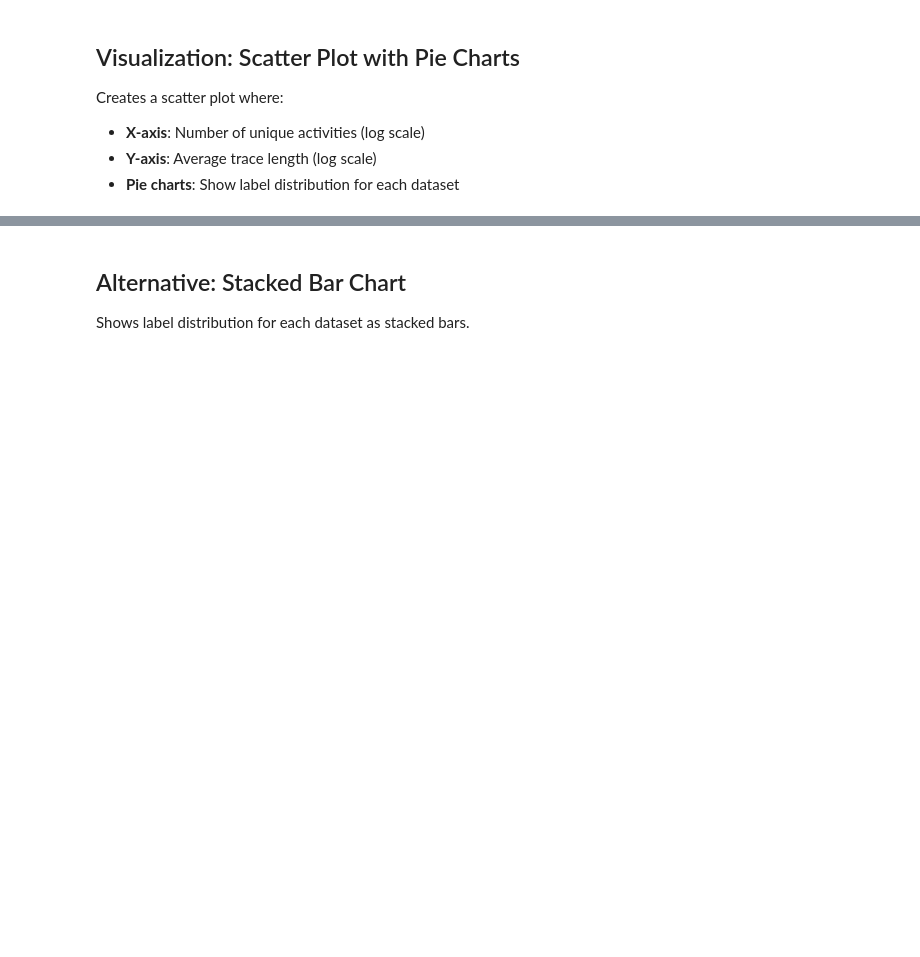
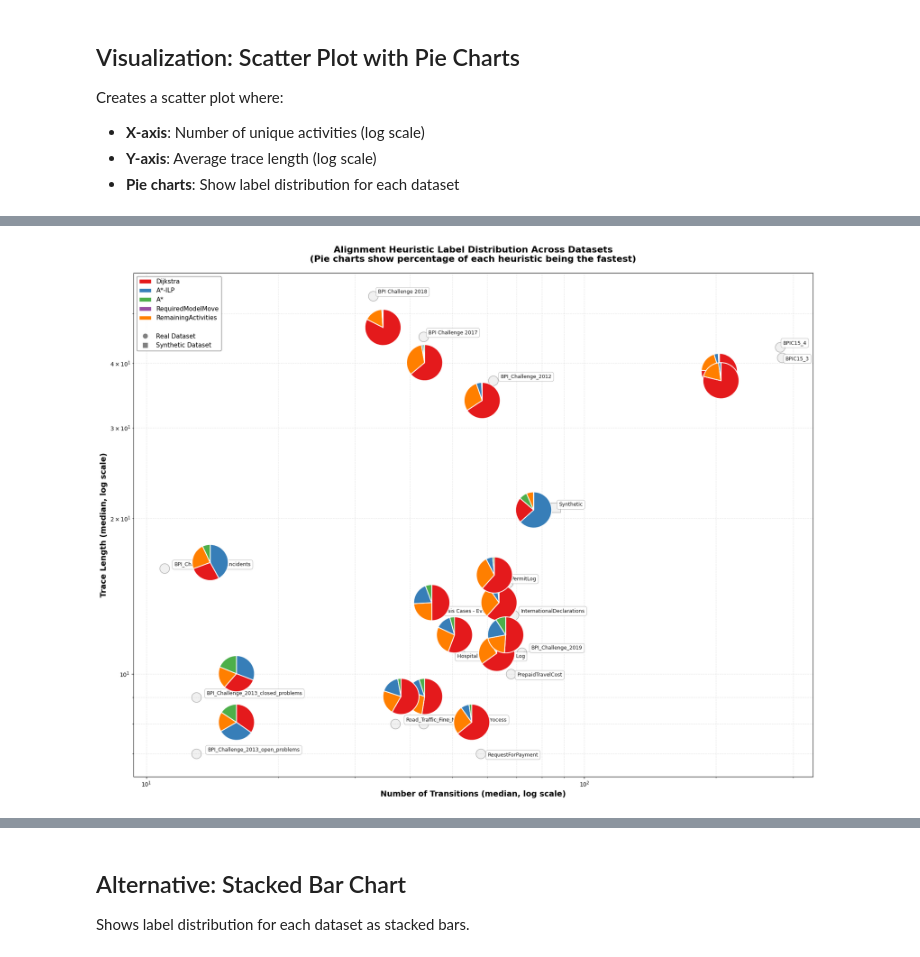
Before and after one commit to RostigerDagmer/pm_ws25, a Jupyter notebook: experiments/label_distribution_landscape.ipynb, the cells around one changed output, grey strips where cells are left out. Drawn from its saved outputs; the diff is of its cells as text; code cells hidden in the pictures; blank space fills up the shorter version.

```diff
--- a/experiments/label_distribution_landscape.ipynb
+++ b/experiments/label_distribution_landscape.ipynb
@@ -386,113 +334,73 @@ def plot_pie_at_position(ax, position, distribution, colors, size=0.15):
 # Create main figure
 fig, ax = plt.subplots(figsize=(18, 14))
 
-# Extract data for plotting
 names = [r['name'] for r in results]
 n_activities = np.array([r['n_unique_activities'] for r in results])
 avg_trace_lengths = np.array([r['avg_trace_len'] for r in results])
 types = [r['type'] for r in results]
 
-# Debug: Print values
 print("Dataset positions:")
 for i, name in enumerate(names):
     print(f"  {name}: activities={n_activities[i]}, trace_len={avg_trace_lengths[i]}")
 
-# Set log scale
 ax.set_xscale('log')
 ax.set_yscale('log')
 
-# Plot background scatter points (to mark positions)
 for i, (x, y, dtype) in enumerate(zip(n_activities, avg_trace_lengths, types)):
     marker = 'o' if dtype == 'real' else 's'
-    color = 'lightgray'
-    ax.scatter(x, y, s=300, c=color, marker=marker, alpha=0.3, zorder=1, edgecolors='black', linewidths=1)
+    ax.scatter(x, y, s=300, c='lightgray', marker=marker, alpha=0.3,
+               zorder=1, edgecolors='black', linewidths=1)
 
-# Plot pie charts at each position
-pie_size = 0.08  # Adjust this to change pie chart size
+pie_size = 0.08
 for i, result in enumerate(results):
     position = (n_activities[i], avg_trace_lengths[i])
-    plot_pie_at_position(
-        ax,
-        position,
-        result['label_distribution'],
-        HEURISTIC_COLORS,
-        size=pie_size
-    )
+    plot_pie_at_position(ax, position, result['label_percentages'],
+                         HEURISTIC_COLORS, size=pie_size)
 
-# Add dataset name annotations
 texts = []
 for i, name in enumerate(names):
     text = ax.annotate(
-        name,
-        (n_activities[i], avg_trace_lengths[i]),
-        fontsize=9,
-        alpha=0.9,
-        bbox=dict(boxstyle='round,pad=0.4', facecolor='white', alpha=0.8, edgecolor='gray', linewidth=0.5),
-        zorder=5
-    )
+        name, (n_activities[i], avg_trace_lengths[i]), fontsize=9, alpha=0.9,
+        bbox=dict(boxstyle='round,pad=0.4', facecolor='white', alpha=0.8,
+                  edgecolor='gray', linewidth=0.5),
+        zorder=5)
     texts.append(text)
 
-# Adjust text positions
-adjust_text(
-    texts,
-    arrowprops=dict(arrowstyle='->', color='gray', lw=0.5, alpha=0.6),
-    expand_points=(2.0, 2.0),
-    force_text=(0.5, 0.5),
-    force_points=(0.3, 0.3),
-    ax=ax
-)
+adjust_text(texts, arrowprops=dict(arrowstyle='->', color='gray', lw=0.5, alpha=0.6),
+            expand_points=(2.0, 2.0), force_text=(0.5, 0.5), force_points=(0.3, 0.3), ax=ax)
 
-# Axis labels and title
 ax.set_xlabel("Number of Transitions (median, log scale)", fontsize=14, fontweight='bold')
 ax.set_ylabel("Trace Length (median, log scale)", fontsize=14, fontweight='bold')
-ax.set_title(
-    "Alignment Heuristic Label Distribution Across Datasets\n" +
-    "(Pie charts show percentage of each heuristic being the fastest)",
-    fontsize=16,
-    fontweight='bold',
-    pad=20
-)
-
-# Add grid
+ax.set_title("Alignment Heuristic Label Distribution Across Datasets\n"
+             "(Pie charts show percentage of each heuristic being the fastest)",
+             fontsize=16, fontweight='bold', pad=20)
 ax.grid(True, alpha=0.3, linestyle='--', which='both', zorder=0)
 
-# Create legend for heuristics
-legend_elements = [
-    mpatches.Patch(facecolor=color, edgecolor='white', label=heuristic)
-    for heuristic, color in HEURISTIC_COLORS.items()
-]
-# Add marker legend for dataset types
+legend_elements = [mpatches.Patch(facecolor=color, edgecolor='white', label=heuristic)
+                   for heuristic, color in HEURISTIC_COLORS.items()]
 legend_elements.extend([
-    mpatches.Patch(facecolor='none', edgecolor='none', label=''),  # Spacer
-    plt.Line2D([0], [0], marker='o', color='w', markerfacecolor='gray', markersize=10, label='Real Dataset'),
-    plt.Line2D([0], [0], marker='s', color='w', markerfacecolor='gray', markersize=10, label='Synthetic Dataset'),
+    mpatches.Patch(facecolor='none', edgecolor='none', label=''),
+    plt.Line2D([0], [0], marker='o', color='w', markerfacecolor='gray',
+               markersize=10, label='Real Dataset'),
+    plt.Line2D([0], [0], marker='s', color='w', markerfacecolor='gray',
+               markersize=10, label='Synthetic Dataset'),
 ])
-
-ax.legend(
-    handles=legend_elements,
-    loc='upper left',
-    fontsize=11,
-    framealpha=0.95,
-    edgecolor='gray'
-)
+ax.legend(handles=legend_elements, loc='upper left', fontsize=11,
+          framealpha=0.95, edgecolor='gray')
 
 plt.tight_layout()
 plt.show()
 
-# Print statistics
 print("\nLabel Distribution Statistics:")
-all_distributions = [r['label_distribution'] for r in results]
 all_heuristics = set()
-for dist in all_distributions:
-    all_heuristics.update(dist.keys())
+for r in results:
+    all_heuristics.update(r['label_percentages'].keys())
 
 for heuristic in sorted(all_heuristics):
-    percentages = [dist.get(heuristic, 0) for dist in all_distributions]
+    percentages = [r['label_percentages'].get(heuristic, 0) for r in results]
     print(f"\n{heuristic}:")
     print(f"  Mean: {np.mean(percentages):.1f}%")
     print(f"  Median: {np.median(percentages):.1f}%")
-    print(f"  Min: {np.min(percentages):.1f}%")
-    print(f"  Max: {np.max(percentages):.1f}%")
-    print(f"  Std: {np.std(percentages):.1f}%")
+    print(f"  Min: {np.min(percentages):.1f}%, Max: {np.max(percentages):.1f}%")
 # %% [output]
 Dataset positions:
@@ -514,0 +425 @@ Dataset positions:
+[figure, new version]
```
Also changed, not shown: parts of 9 cells of this notebook.
